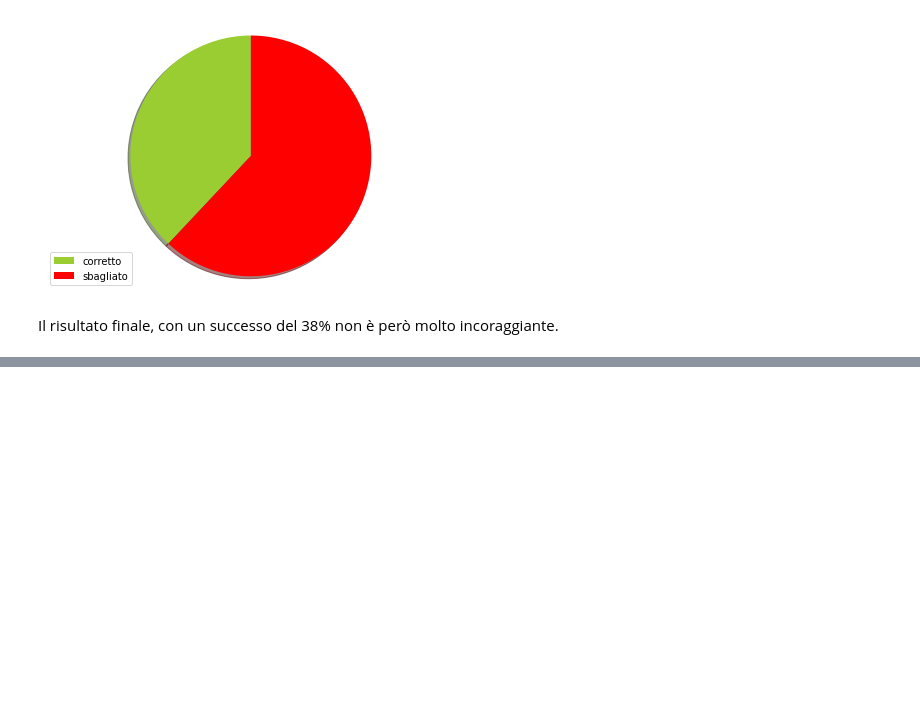
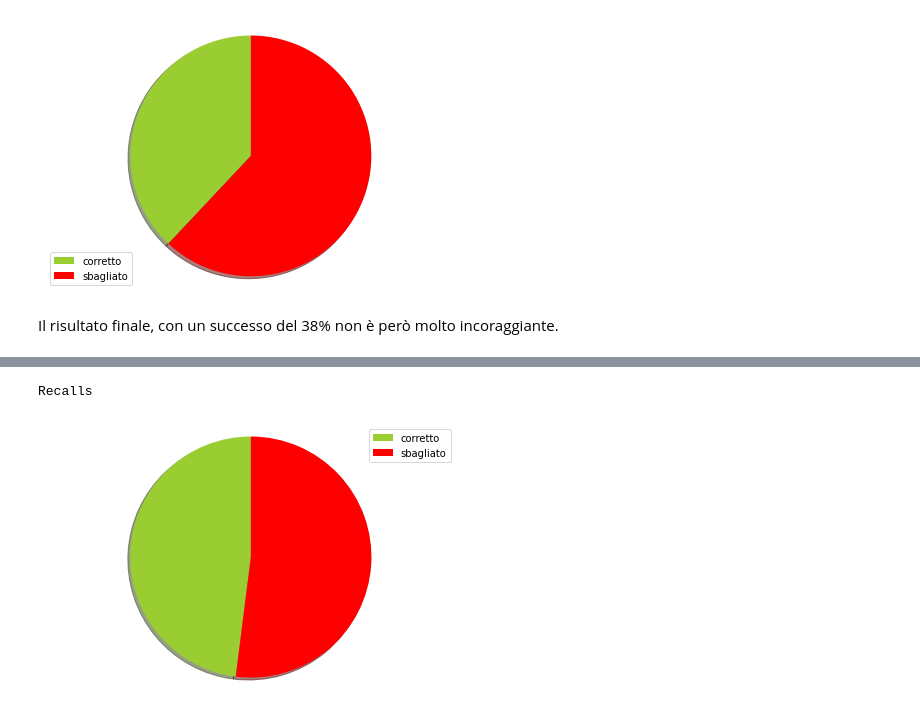
Before and after one commit to francobelloni85/DataMiningUni, a Jupyter notebook: project_exam.ipynb, the cells around one changed output, grey strips where cells are left out. Cells and saved outputs as stored; diff of their text form; code cells hidden in the pictures; blank space fills up the shorter version.

```diff
--- a/project_exam.ipynb
+++ b/project_exam.ipynb
@@ -1022,0 +1209,13 @@ Il risultato finale, con un successo del 38% non è però molto incoraggiante.
+# %%
+print("Recalls")
+labels = ['corretto', 'sbagliato']
+sizes = [48, 52]
+colors = ['yellowgreen', 'red']
+patches, texts = plt.pie(sizes, colors=colors, shadow=True, startangle=90)
+plt.legend(patches, labels, loc="best")
+plt.axis('equal')
+plt.tight_layout()
+plt.show()
+# %% [output]
+Recalls
+[figure, added]
```
Also changed, not shown: parts of 21 cells of this notebook.
